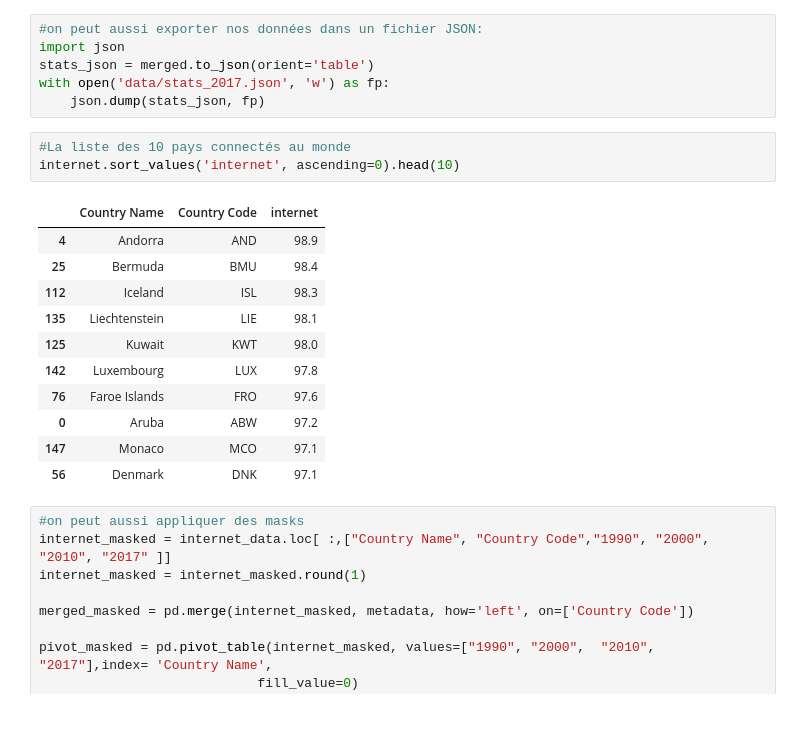
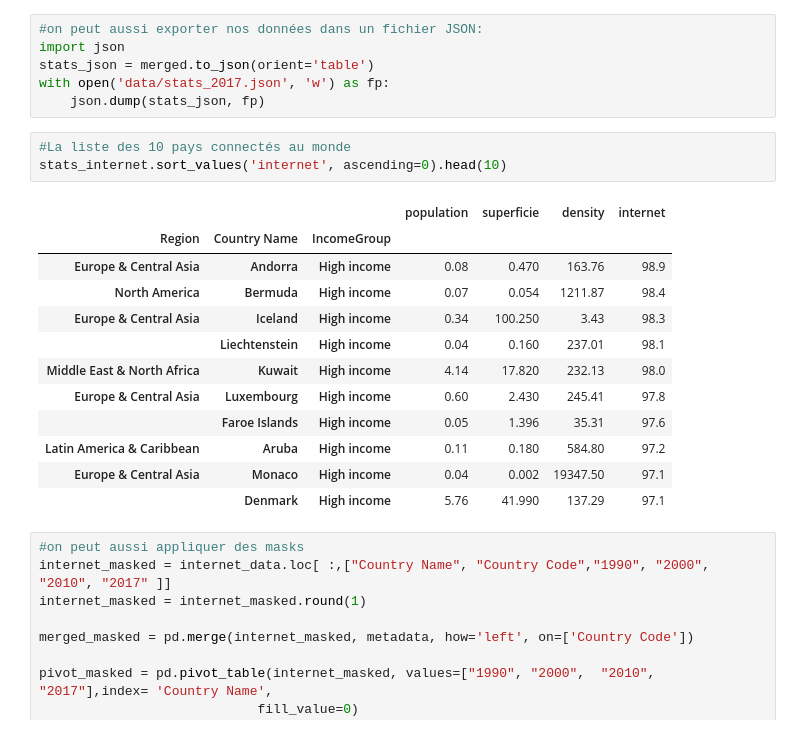
Before and after one commit to olivierabbou/internet_wb, a Jupyter notebook: internet_access_WB.ipynb, the cells around one changed output. Saved outputs shown, nothing was run; the diff lists cells and outputs as text.

```diff
--- a/internet_access_WB.ipynb
+++ b/internet_access_WB.ipynb
@@ -136,19 +136,20 @@ with open('data/stats_2017.json', 'w') as fp:
     json.dump(stats_json, fp)
 # %%
 #La liste des 10 pays connectés au monde
-internet.sort_values('internet', ascending=0).head(10)
+stats_internet.sort_values('internet', ascending=0).head(10)
 # %% [output]
-|  | Country Name | Country Code | internet |
-| 4 | Andorra | AND | 98.9 |
-| 25 | Bermuda | BMU | 98.4 |
-| 112 | Iceland | ISL | 98.3 |
-| 135 | Liechtenstein | LIE | 98.1 |
-| 125 | Kuwait | KWT | 98.0 |
-| 142 | Luxembourg | LUX | 97.8 |
-| 76 | Faroe Islands | FRO | 97.6 |
-| 0 | Aruba | ABW | 97.2 |
-| 147 | Monaco | MCO | 97.1 |
-| 56 | Denmark | DNK | 97.1 |
+|  |  |  | population | superficie | density | internet |
+| Region | Country Name | IncomeGroup |  |  |  |  |
+| Europe & Central Asia | Andorra | High income | 0.08 | 0.470 | 163.76 | 98.9 |
+| North America | Bermuda | High income | 0.07 | 0.054 | 1211.87 | 98.4 |
+| Europe & Central Asia | Iceland | High income | 0.34 | 100.250 | 3.43 | 98.3 |
+|  | Liechtenstein | High income | 0.04 | 0.160 | 237.01 | 98.1 |
+| Middle East & North Africa | Kuwait | High income | 4.14 | 17.820 | 232.13 | 98.0 |
+| Europe & Central Asia | Luxembourg | High income | 0.60 | 2.430 | 245.41 | 97.8 |
+|  | Faroe Islands | High income | 0.05 | 1.396 | 35.31 | 97.6 |
+| Latin America & Caribbean | Aruba | High income | 0.11 | 0.180 | 584.80 | 97.2 |
+| Europe & Central Asia | Monaco | High income | 0.04 | 0.002 | 19347.50 | 97.1 |
+|  | Denmark | High income | 5.76 | 41.990 | 137.29 | 97.1 |
 # %%
 #on peut aussi appliquer des masks
 internet_masked = internet_data.loc[ :,["Country Name", "Country Code","1990", "2000",  "2010", "2017" ]]
```
